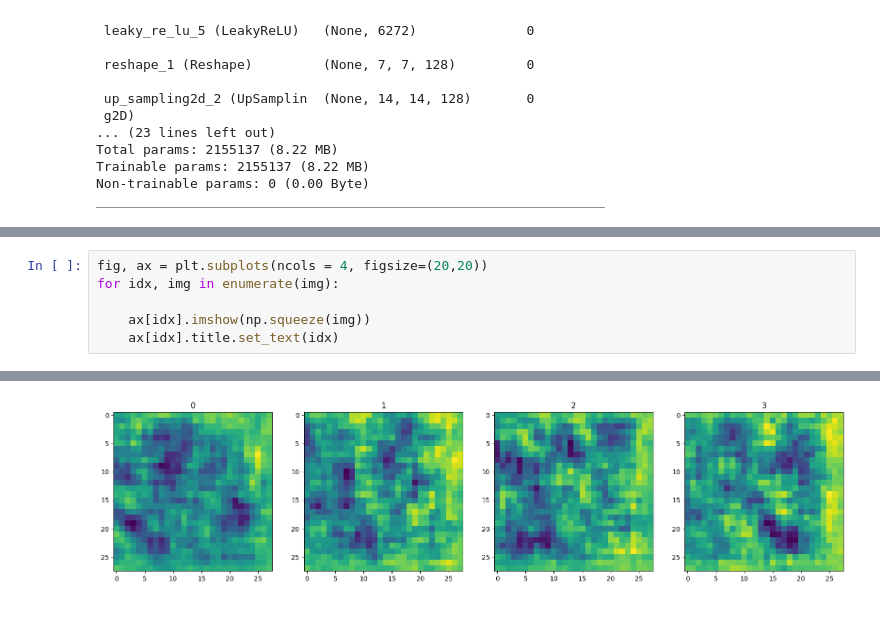
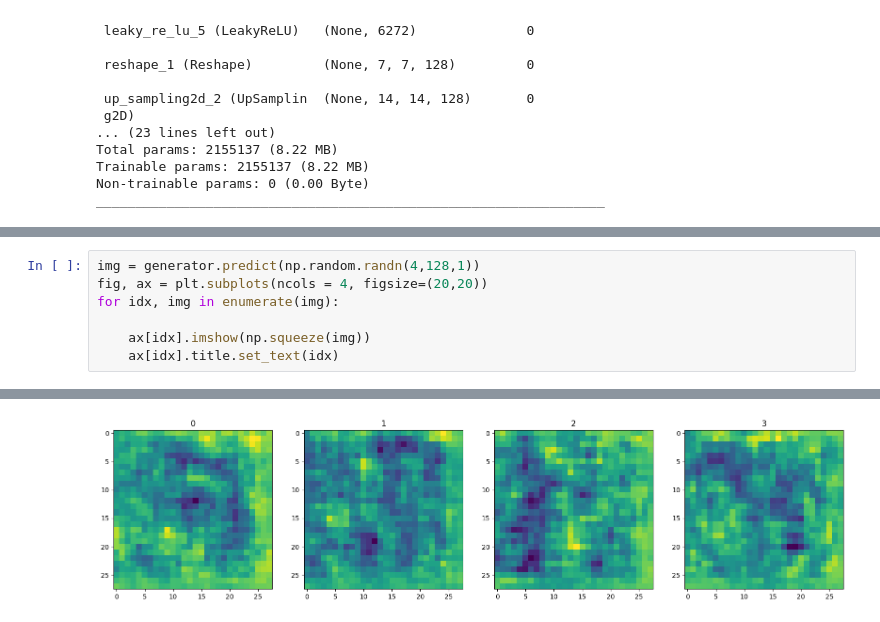
Before and after one commit to Sangharsh1215/Generative-Adversarial-Network, a Jupyter notebook: main.ipynb, the cells around one changed output, grey strips where cells are left out. Saved outputs shown, nothing was run; the diff lists cells and outputs as text.

```diff
--- a/main.ipynb
+++ b/main.ipynb
@@ -184,4 +164,5 @@ array([[[[0.49044636],
 # %%
+img = generator.predict(np.random.randn(4,128,1))
 fig, ax = plt.subplots(ncols = 4, figsize=(20,20))
 for idx, img in enumerate(img):
 
@@ -191 +173 @@ for idx, img in enumerate(img):
-[figure, old version]
+[figure, new version]
```
Also changed, not shown: parts of 8 cells of this notebook.
